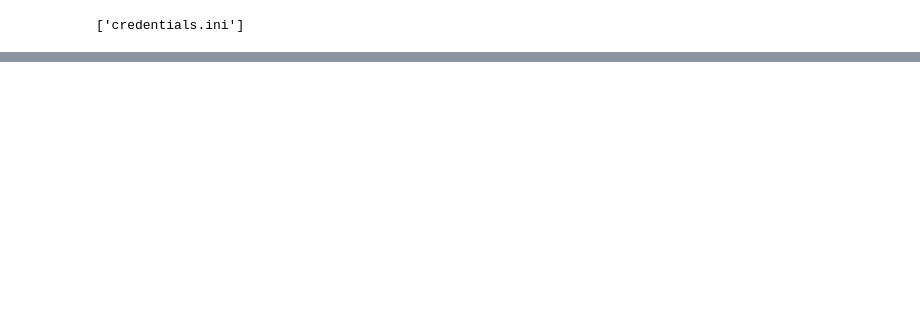
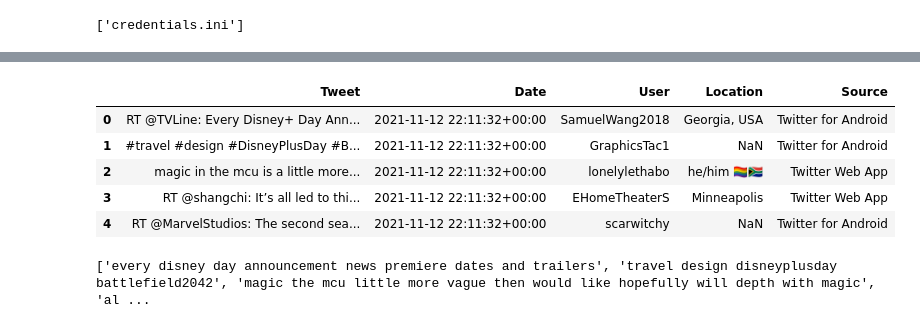
Before and after one commit to AMSUCF/Design-and-Dev, a Jupyter notebook: exercises/thirteen/TwitterStream.ipynb, the cells around one changed output, grey strips where cells are left out. Cells and saved outputs as stored; diff of their text form; code cells hidden in the pictures; blank space fills up the shorter version.

```diff
--- a/exercises/thirteen/TwitterStream.ipynb
+++ b/exercises/thirteen/TwitterStream.ipynb
@@ -65,3 +43,16 @@ print(tdf)
+# %%
+import pandas as pd
+
+df_tweets = pd.read_csv("tweets.csv")
+# %%
+df_tweets.head()
+# %% [output]
+|  | Tweet | Date | User | Location | Source |
+| 0 | RT @TVLine: Every Disney+ Day Ann... | 2021-11-12 22:11:32+00:00 | SamuelWang2018 | Georgia, USA | Twitter for Android |
+| 1 | #travel #design #DisneyPlusDay #B... | 2021-11-12 22:11:32+00:00 | GraphicsTac1 | NaN | Twitter for Android |
+| 2 | magic in the mcu is a little more... | 2021-11-12 22:11:32+00:00 | lonelylethabo | he/him 🏳️‍🌈🇿🇦 | Twitter Web App |
+| 3 | RT @shangchi: It’s all led to thi... | 2021-11-12 22:11:32+00:00 | EHomeTheaterS | Minneapolis | Twitter Web App |
+| 4 | RT @MarvelStudios: The second sea... | 2021-11-12 22:11:32+00:00 | scarwitchy | NaN | Twitter for Android |
 # %%
 locs = tdf['location'].value_counts()
 print(locs)
@@ -107,0 +82,7 @@ plt.show()
+# %%
+cleaned_tweets = []
+for i in range(0,len(df_tweets['Tweet'])):
+    cleaned_tweets.append(cleaning_tweets((df_tweets.Tweet[i])))
+print(cleaned_tweets[0:50])
+# %% [output]
+['every disney day announcement news premiere dates and trailers', 'travel design disneyplusday battlefield2042', 'magic the mcu little more vague then would like hopefully will depth with magic', 'al ...
```
Also changed, not shown: parts of 21 cells of this notebook.
